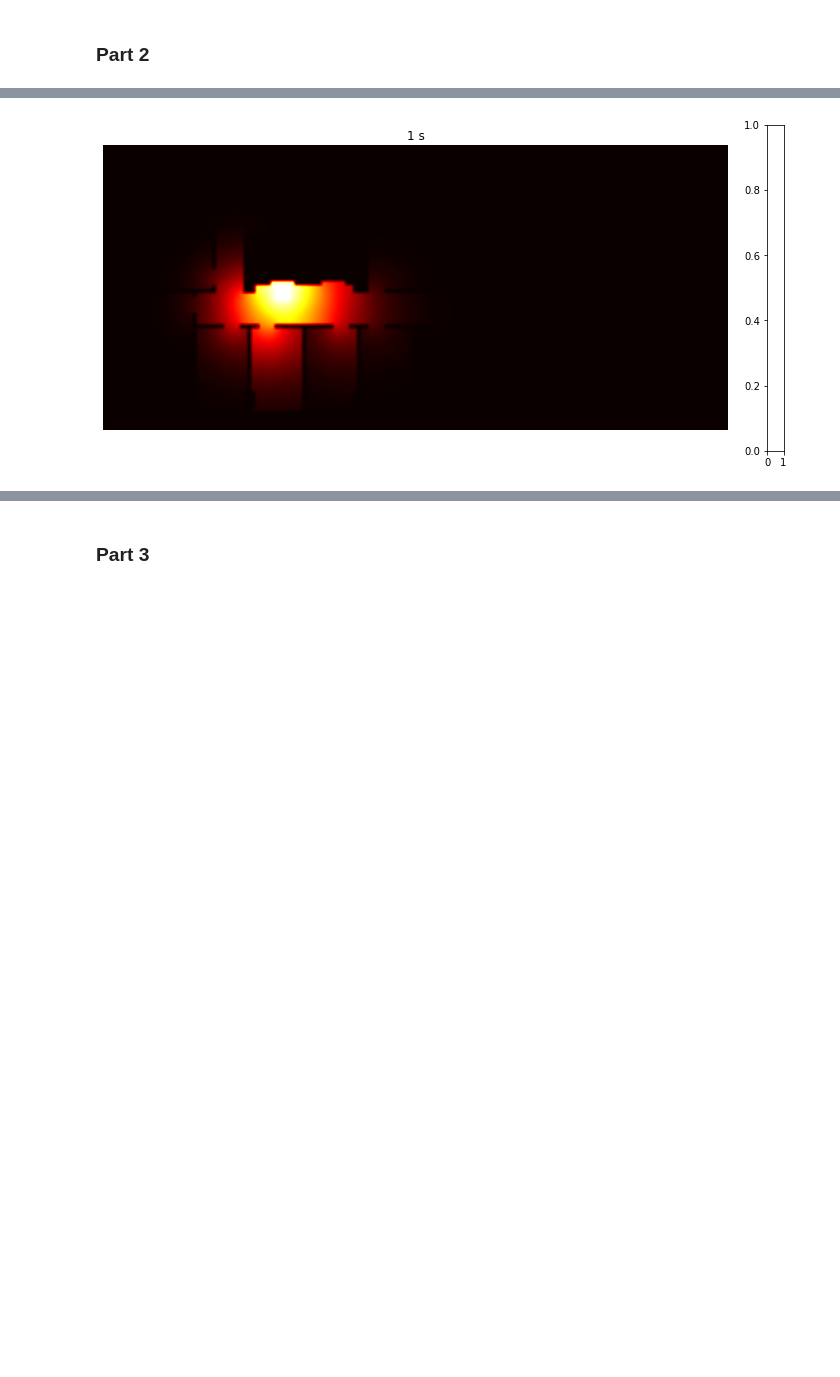
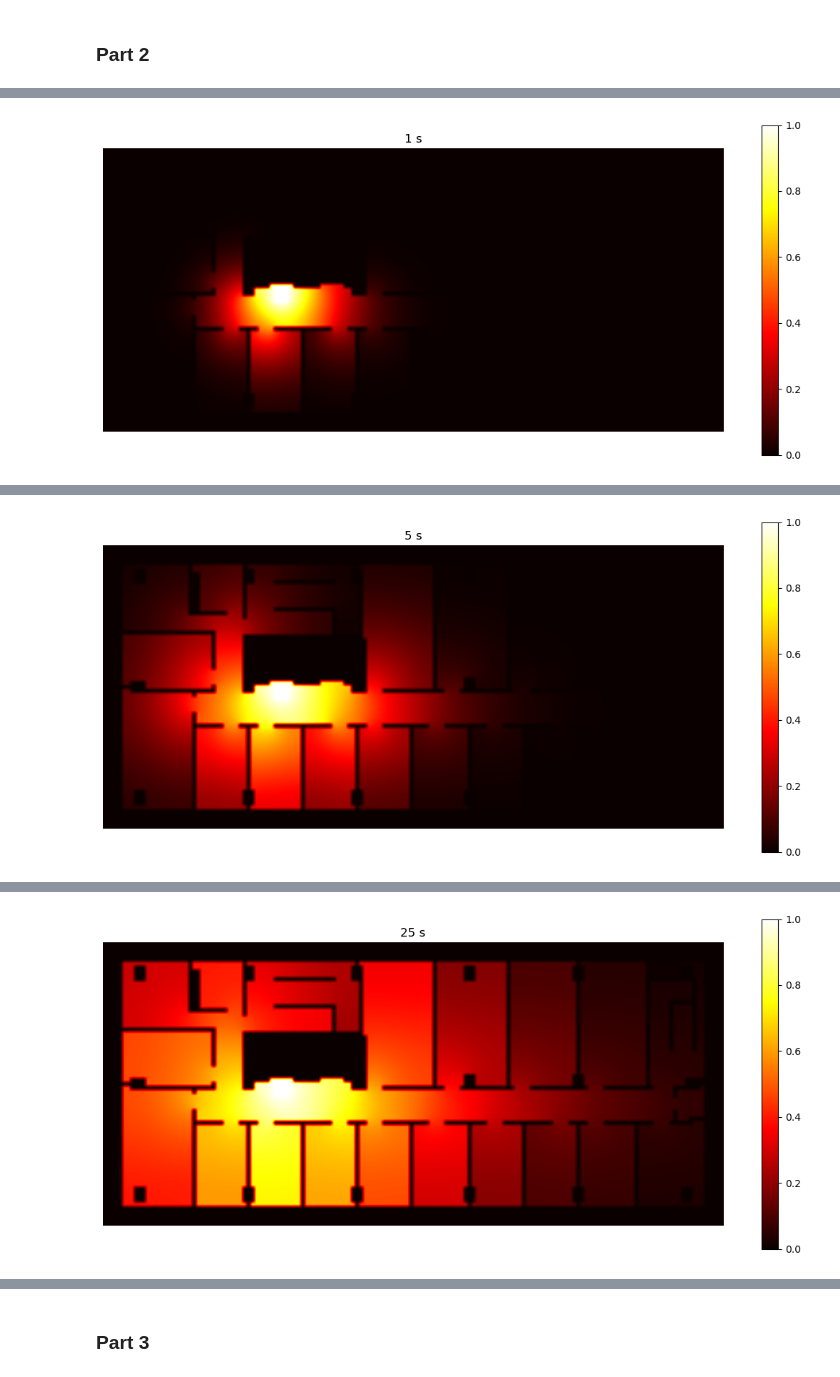
Before and after one commit to whuang259/Math714-Physics763, a Jupyter notebook: Math 714/Math_714_HW_3.ipynb, the cells around one changed output, grey strips where cells are left out. Saved outputs shown, nothing was run; the diff lists cells and outputs as text; code cells hidden in the pictures; blank space fills up the shorter version.

```diff
--- a/Math 714/Math_714_HW_3.ipynb
+++ b/Math 714/Math_714_HW_3.ipynb
@@ -253,7 +274,7 @@ def plot_concentration(u, t):
     )
     ax.set_axis_off()
     ax.set_title(f"{t:.0f} s")
-    fig.colorbar(im, ax=ax, location='bottom')
+    fig.colorbar(im, ax=ax, location='right')
     plt.show()
 
 map = np.loadtxt("van_vleck.txt", dtype = np.int8)
@@ -273,6 +294,7 @@ u = initialize_pizza(map)
 t0 = time()
 for m in range(nsteps):
     u = update(u, map)
+
     T_smell = u[31][14]
     Q_smell = u[58][103]
     C_smell = u[58][147]
@@ -298,0 +321 @@ Time Elapsed: 19 s
+[figure, new version]
@@ -300 +323 @@ TypeError: __init__() got an unexpected keyword argument 'location'
-[figure, old version]
+[figure, added]
@@ -300,0 +325 @@ TypeError: __init__() got an unexpected keyword argument 'location'
+[figure, added]
```
Also changed, not shown: parts of 12 cells of this notebook.
